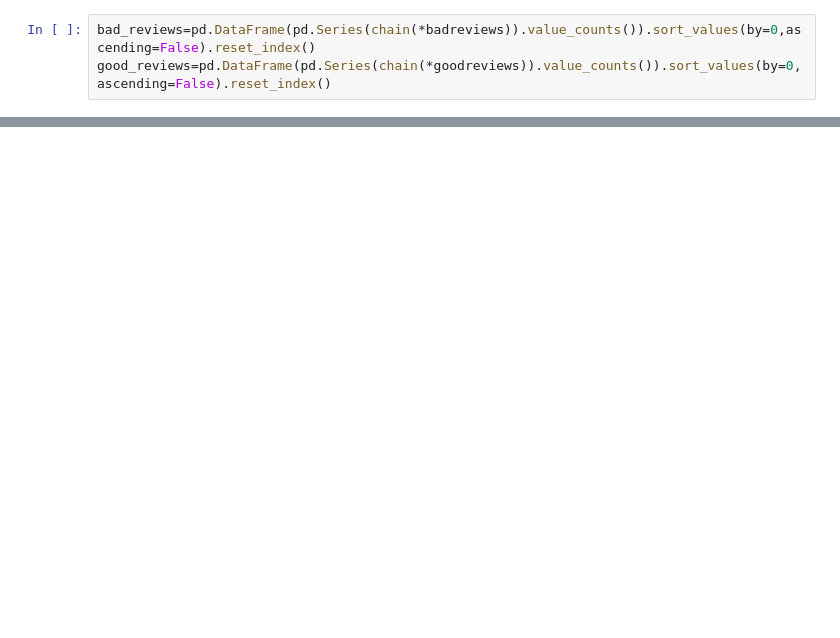
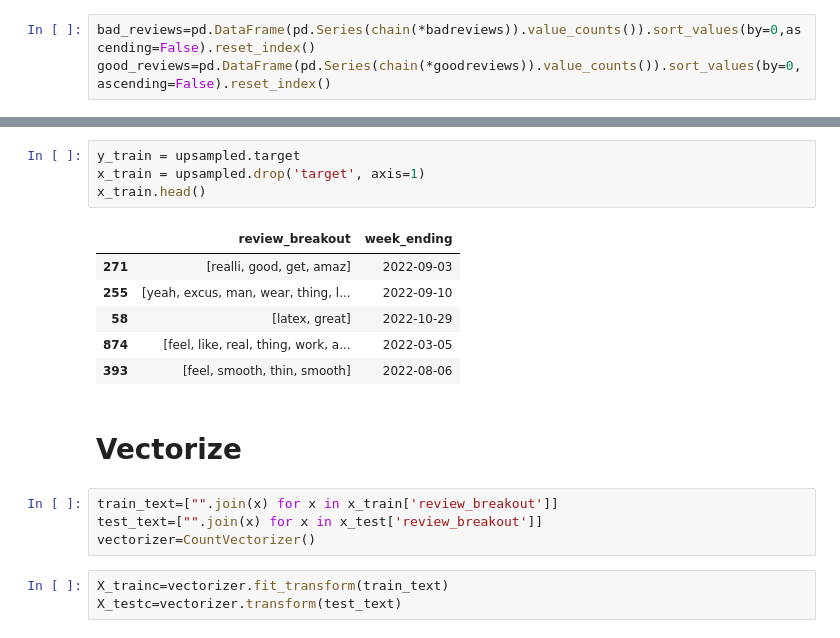
Before and after one commit to krc31182/Amazon-Reviews, a Jupyter notebook: Amazon_Reviews.ipynb, the cells around one changed output, grey strips where cells are left out. Drawn from its saved outputs; the diff is of its cells as text; blank space fills up the shorter version.

```diff
--- a/Amazon_Reviews.ipynb
+++ b/Amazon_Reviews.ipynb
@@ -420,0 +601,20 @@ wordcloud.to_file("word_cloud_masked.png")
+# %%
+y_train = upsampled.target
+x_train = upsampled.drop('target', axis=1)
+x_train.head()
+# %% [output]
+|  | review_breakout | week_ending |
+| 271 | [realli, good, get, amaz] | 2022-09-03 |
+| 255 | [yeah, excus, man, wear, thing, l... | 2022-09-10 |
+| 58 | [latex, great] | 2022-10-29 |
+| 874 | [feel, like, real, thing, work, a... | 2022-03-05 |
+| 393 | [feel, smooth, thin, smooth] | 2022-08-06 |
+# %% [markdown]
+# Vectorize
+# %%
+train_text=["".join(x) for x in x_train['review_breakout']]
+test_text=["".join(x) for x in x_test['review_breakout']]
+vectorizer=CountVectorizer()
+# %%
+X_trainc=vectorizer.fit_transform(train_text)
+X_testc=vectorizer.transform(test_text)
```
Also changed, not shown: parts of 34 cells of this notebook, 8 other files.
